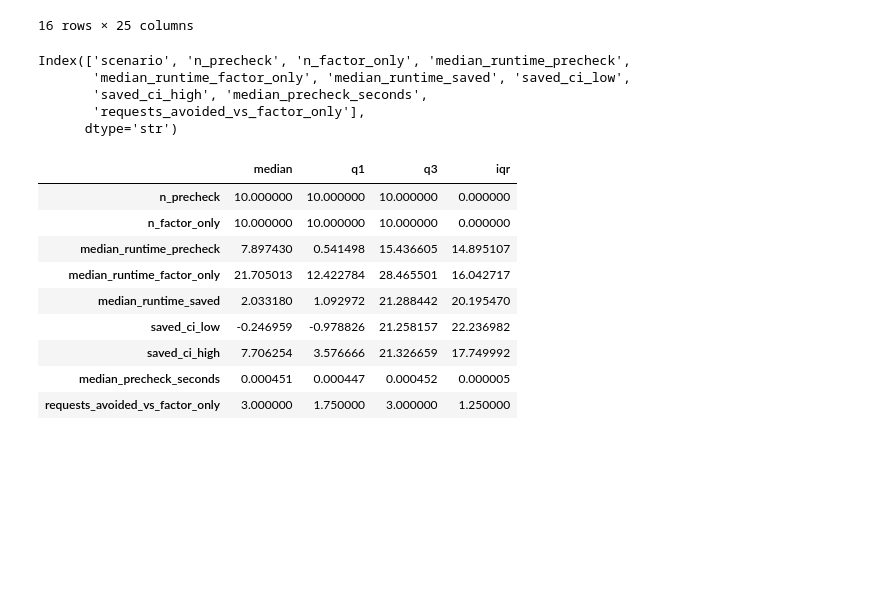
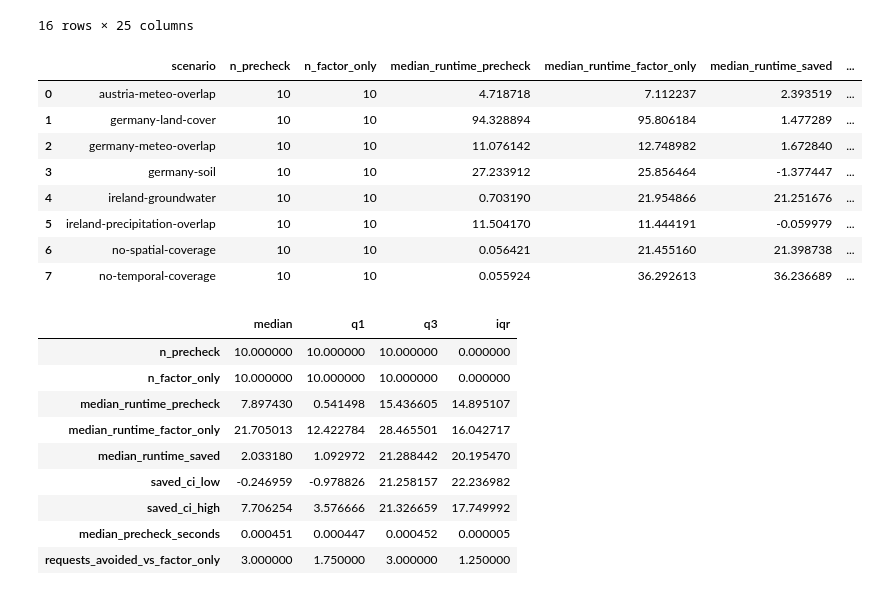
Before and after one commit to SmolakK/FARMWISE-API, a Jupyter notebook: evaluation/Evaluation summariser.ipynb, the cells around one changed output. Drawn from its saved outputs; the diff is of its cells as text; code cells hidden in the pictures; blank space fills up the shorter version.

```diff
--- a/evaluation/Evaluation summariser.ipynb
+++ b/evaluation/Evaluation summariser.ipynb
@@ -375,13 +375,17 @@ analysis.coverage_comparison(runs_df)
 16 rows × 25 columns
 # %%
 precheck_saved = analysis.coverage_effect(runs_df)
-precheck_saved.columns
+precheck_saved
 # %% [output]
-Index(['scenario', 'n_precheck', 'n_factor_only', 'median_runtime_precheck',
-       'median_runtime_factor_only', 'median_runtime_saved', 'saved_ci_low',
-       'saved_ci_high', 'median_precheck_seconds',
-       'requests_avoided_vs_factor_only'],
-      dtype='str')
+|  | scenario | n_precheck | n_factor_only | median_runtime_precheck | median_runtime_factor_only | median_runtime_saved | ... |
+| 0 | austria-meteo-overlap | 10 | 10 | 4.718718 | 7.112237 | 2.393519 | ... |
+| 1 | germany-land-cover | 10 | 10 | 94.328894 | 95.806184 | 1.477289 | ... |
+| 2 | germany-meteo-overlap | 10 | 10 | 11.076142 | 12.748982 | 1.672840 | ... |
+| 3 | germany-soil | 10 | 10 | 27.233912 | 25.856464 | -1.377447 | ... |
+| 4 | ireland-groundwater | 10 | 10 | 0.703190 | 21.954866 | 21.251676 | ... |
+| 5 | ireland-precipitation-overlap | 10 | 10 | 11.504170 | 11.444191 | -0.059979 | ... |
+| 6 | no-spatial-coverage | 10 | 10 | 0.056421 | 21.455160 | 21.398738 | ... |
+| 7 | no-temporal-coverage | 10 | 10 | 0.055924 | 36.292613 | 36.236689 | ... |
 # %%
 numeric = precheck_saved.select_dtypes(include="number")
 
```
Also changed, not shown: parts of 2 cells of this notebook, 6 other files.
